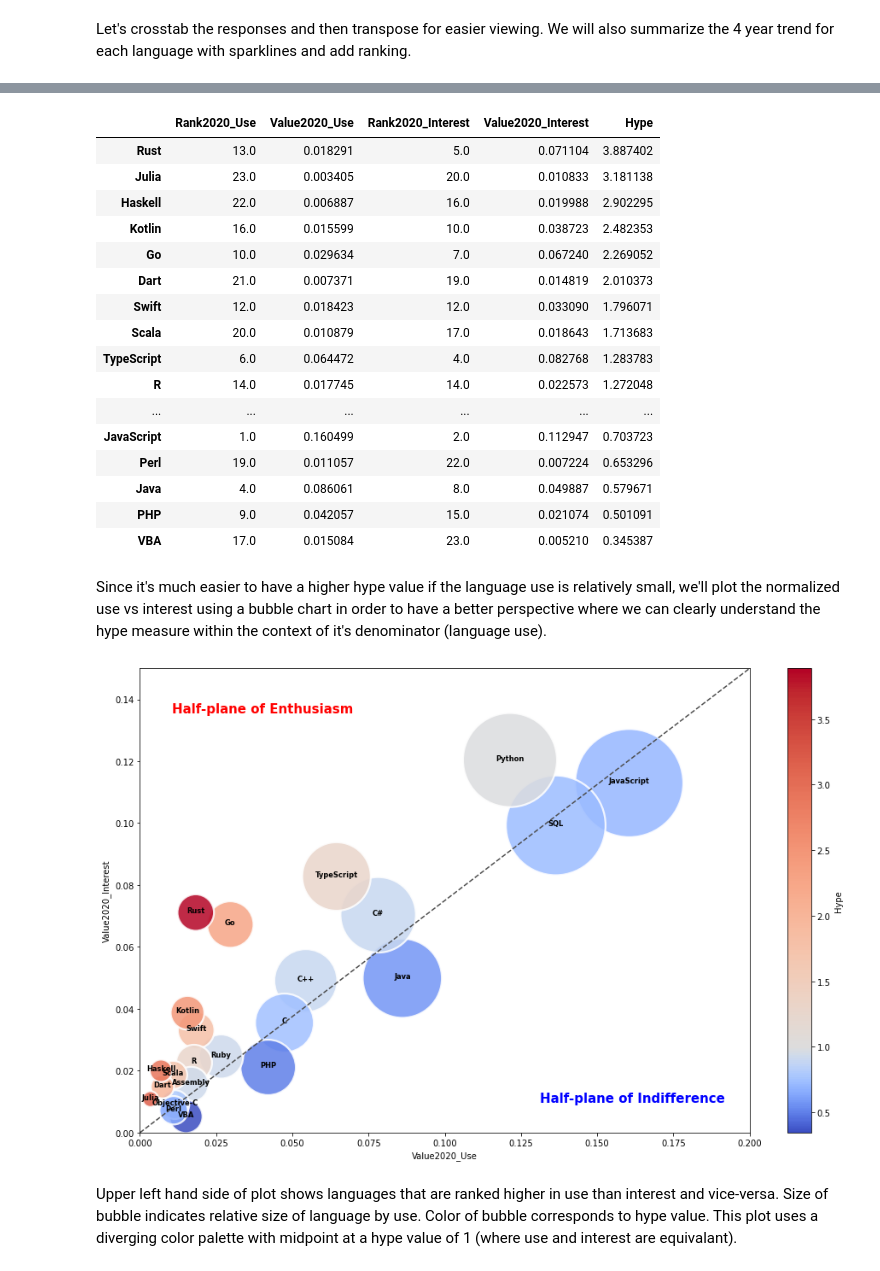
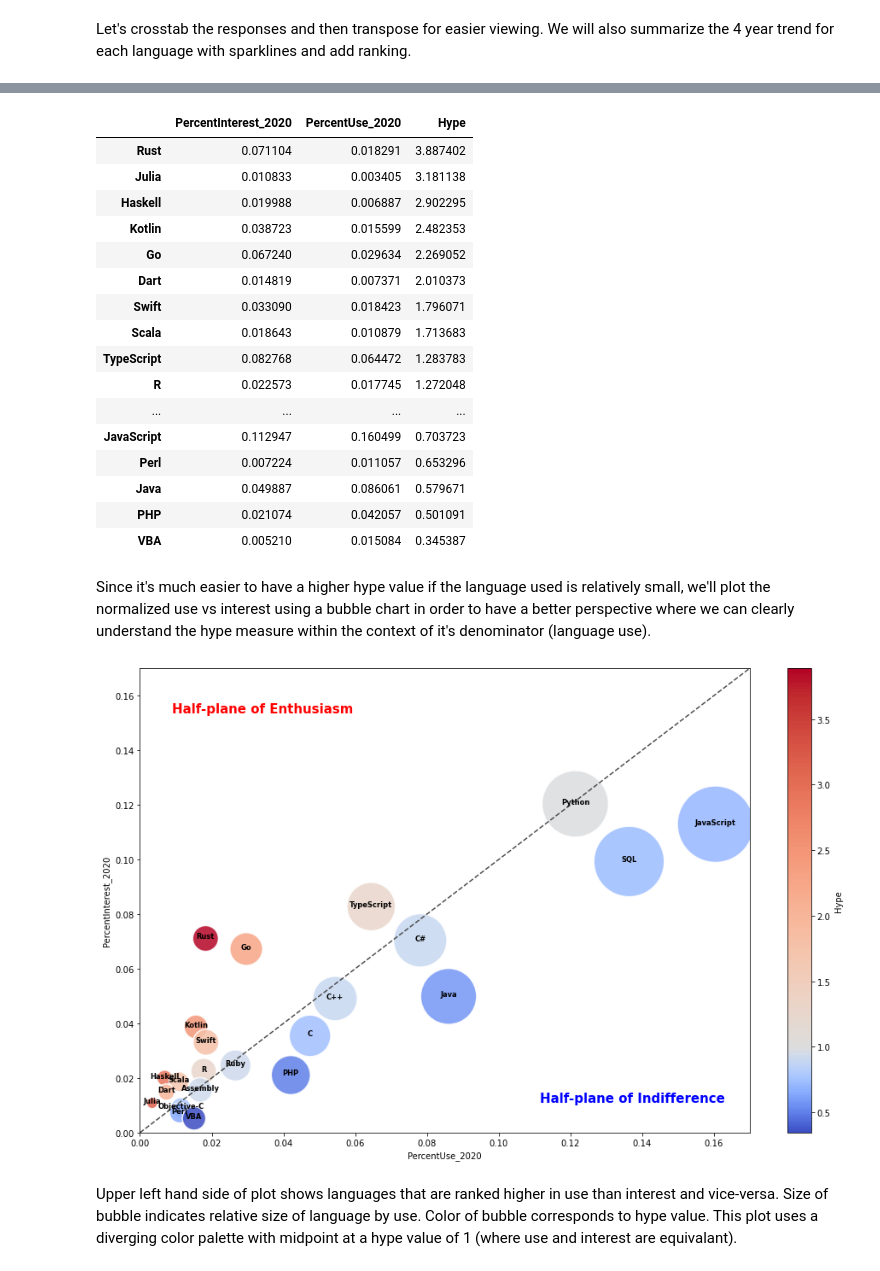
Before and after one commit to prdslost/stackoverflow-analysis, a Jupyter notebook: Developer Programming Language Use and Interest.ipynb, the cells around one changed output, grey strips where cells are left out. Cells and saved outputs as stored; diff of their text form; code cells hidden in the pictures.

```diff
--- a/Developer Programming Language Use and Interest.ipynb
+++ b/Developer Programming Language Use and Interest.ipynb
@@ -199,9 +208,9 @@ df['Rank2016'] = df[2016].rank(ascending=False, method='dense').astype('int')
 df['Rank2020'] = df[2020].rank(ascending=False, method='dense').astype('int')
 df['RankChange'] = (df['Rank2016'] - df['Rank2020']).astype('int')
 df = df.iloc[:,5:]
-df_ct_used = df.sort_values(by=['Rank2020'])
+df_ct_interest = df.sort_values(by=['Rank2020'])
 
-HTML(df_ct_used.style.format({'PercentInterst_2016': '{:,.2%}'.format,
+HTML(df_ct_interest.style.format({'PercentInterest_2016': '{:,.2%}'.format,
                                        'PercentInterest_2020': '{:,.2%}'.format,
                                        '4yrDiff' : '{:,.2%}'.format})\
                  .background_gradient(cmap='RdBu', subset=['4yrDiff', 'RankChange']).render())
@@ -218,71 +225,68 @@ Since Clojure, CoffeeScript, Erlang, and #F have effectively dropped to 0.00 in
 # %%
-df = df_ct_used[['Rank2020','Value2020']].join(df_ct_interest[['Rank2020','Value2020']],lsuffix='_Use', rsuffix='_Interest')
-df = df.rename(columns={'Value2020_Use': 'Relative Use', 'Relative Interest': 'newName2'})
+df = pd.concat([df_ct_interest['PercentInterest_2020'], df_ct_used['PercentUse_2020']], axis=1)
 df = df[~df.index.isin(['Clojure', 'CoffeeScript', 'Erlang', 'F#'])]
-df['Hype'] = df['Value2020_Interest'] / df['Value2020_Use']
+df['Hype'] = df['PercentInterest_2020'] / df['PercentUse_2020']
 df.sort_values('Hype', ascending=False)
 # %% [output]
-|  | Rank2020_Use | Value2020_Use | Rank2020_Interest | Value2020_Interest | Hype |
-| Rust | 13.0 | 0.018291 | 5.0 | 0.071104 | 3.887402 |
-| Julia | 23.0 | 0.003405 | 20.0 | 0.010833 | 3.181138 |
-| Haskell | 22.0 | 0.006887 | 16.0 | 0.019988 | 2.902295 |
-| Kotlin | 16.0 | 0.015599 | 10.0 | 0.038723 | 2.482353 |
-| Go | 10.0 | 0.029634 | 7.0 | 0.067240 | 2.269052 |
-| Dart | 21.0 | 0.007371 | 19.0 | 0.014819 | 2.010373 |
-| Swift | 12.0 | 0.018423 | 12.0 | 0.033090 | 1.796071 |
-| Scala | 20.0 | 0.010879 | 17.0 | 0.018643 | 1.713683 |
-| TypeScript | 6.0 | 0.064472 | 4.0 | 0.082768 | 1.283783 |
-| R | 14.0 | 0.017745 | 14.0 | 0.022573 | 1.272048 |
-| ... | ... | ... | ... | ... | ... |
-| JavaScript | 1.0 | 0.160499 | 2.0 | 0.112947 | 0.703723 |
-| Perl | 19.0 | 0.011057 | 22.0 | 0.007224 | 0.653296 |
-| Java | 4.0 | 0.086061 | 8.0 | 0.049887 | 0.579671 |
-| PHP | 9.0 | 0.042057 | 15.0 | 0.021074 | 0.501091 |
-| VBA | 17.0 | 0.015084 | 23.0 | 0.005210 | 0.345387 |
+|  | PercentInterest_2020 | PercentUse_2020 | Hype |
+| Rust | 0.071104 | 0.018291 | 3.887402 |
+| Julia | 0.010833 | 0.003405 | 3.181138 |
+| Haskell | 0.019988 | 0.006887 | 2.902295 |
+| Kotlin | 0.038723 | 0.015599 | 2.482353 |
+| Go | 0.067240 | 0.029634 | 2.269052 |
+| Dart | 0.014819 | 0.007371 | 2.010373 |
+| Swift | 0.033090 | 0.018423 | 1.796071 |
+| Scala | 0.018643 | 0.010879 | 1.713683 |
+| TypeScript | 0.082768 | 0.064472 | 1.283783 |
+| R | 0.022573 | 0.017745 | 1.272048 |
+| ... | ... | ... | ... |
+| JavaScript | 0.112947 | 0.160499 | 0.703723 |
+| Perl | 0.007224 | 0.011057 | 0.653296 |
+| Java | 0.049887 | 0.086061 | 0.579671 |
+| PHP | 0.021074 | 0.042057 | 0.501091 |
+| VBA | 0.005210 | 0.015084 | 0.345387 |
-# %% [markdown]
-Since it's much easier to have a higher hype value if the language use is relatively small, we'll plot the normalized use vs interest using a bubble chart in order to have a better perspective where we can clearly understand the hype measure within the context of it's denominator (language use).
+# %% [markdown]
+Since it's much easier to have a higher hype value if the language used is relatively small, we'll plot the normalized use vs interest using a bubble chart in order to have a better perspective where we can clearly understand the hype measure within the context of it's denominator (language use).
 # %%
 from matplotlib import colors
 
-#Create figure
+
 plt.figure(figsize = (16,10))
 
-
-# Create scatterplot. alpha controls the opacity and s controls the size.
-x = df.Value2020_Use
-y = df.Value2020_Interest
-bubble_size = df['Value2020_Use'] * 100000
+x = df.PercentUse_2020
+y = df.PercentInterest_2020
+bubble_size = df.PercentUse_2020 * 50000
 colors = df.Hype
 
 cmap = 'coolwarm'
 vmin = df.Hype.min()
 vmax = df.Hype.max()
 norm = matplotlib.colors.TwoSlopeNorm(vmin=vmin, vcenter=1, vmax=vmax)
 
 
 ax = sns.scatterplot(x=x, y=y, alpha = 0.85, c= colors, s = bubble_size, cmap=cmap, norm=norm)
-ax.set_xlim(0,.20)
-ax.set_ylim(0,.15)
+ax.set_xlim(0,.17)
+ax.set_ylim(0,.17)
 
 ax.plot(ax.get_xlim(), ax.get_ylim(), ls="--", c=".3")
 ax.text(0.35, .9, 'Half-plane of Enthusiasm',
         verticalalignment='bottom', horizontalalignment='right',
         transform=ax.transAxes,
         color='Red', fontsize=15, weight='semibold')
 
 ax.text(0.96, 0.06, 'Half-plane of Indifference',
         verticalalignment='bottom', horizontalalignment='right',
         transform=ax.transAxes,
         color='blue', fontsize=15, weight='semibold')
 
 
 #Add label for each bubble
 for line in range(0,df.shape[0]):
-     ax.text(df.Value2020_Use[line], df.Value2020_Interest[line], df.index[line],
+     ax.text(df.PercentUse_2020[line], df.PercentInterest_2020[line], df.index[line],
              horizontalalignment='center', size='small', color='black', weight='semibold')
 
 ax.figure.colorbar(cm.ScalarMappable(cmap=cmap,norm=norm)).set_label('Hype')
 # %% [output]
-[figure, old version]
+[figure, new version]
 # %% [markdown]
 Upper left hand side of plot shows languages that are ranked higher in use than interest and vice-versa. Size of bubble indicates relative size of language by use. Color of bubble corresponds to hype value. This plot uses a diverging color palette with midpoint at a hype value of 1 (where use and interest are equivalant).
```
Also changed, not shown: parts of 24 cells of this notebook, 1 other file.
